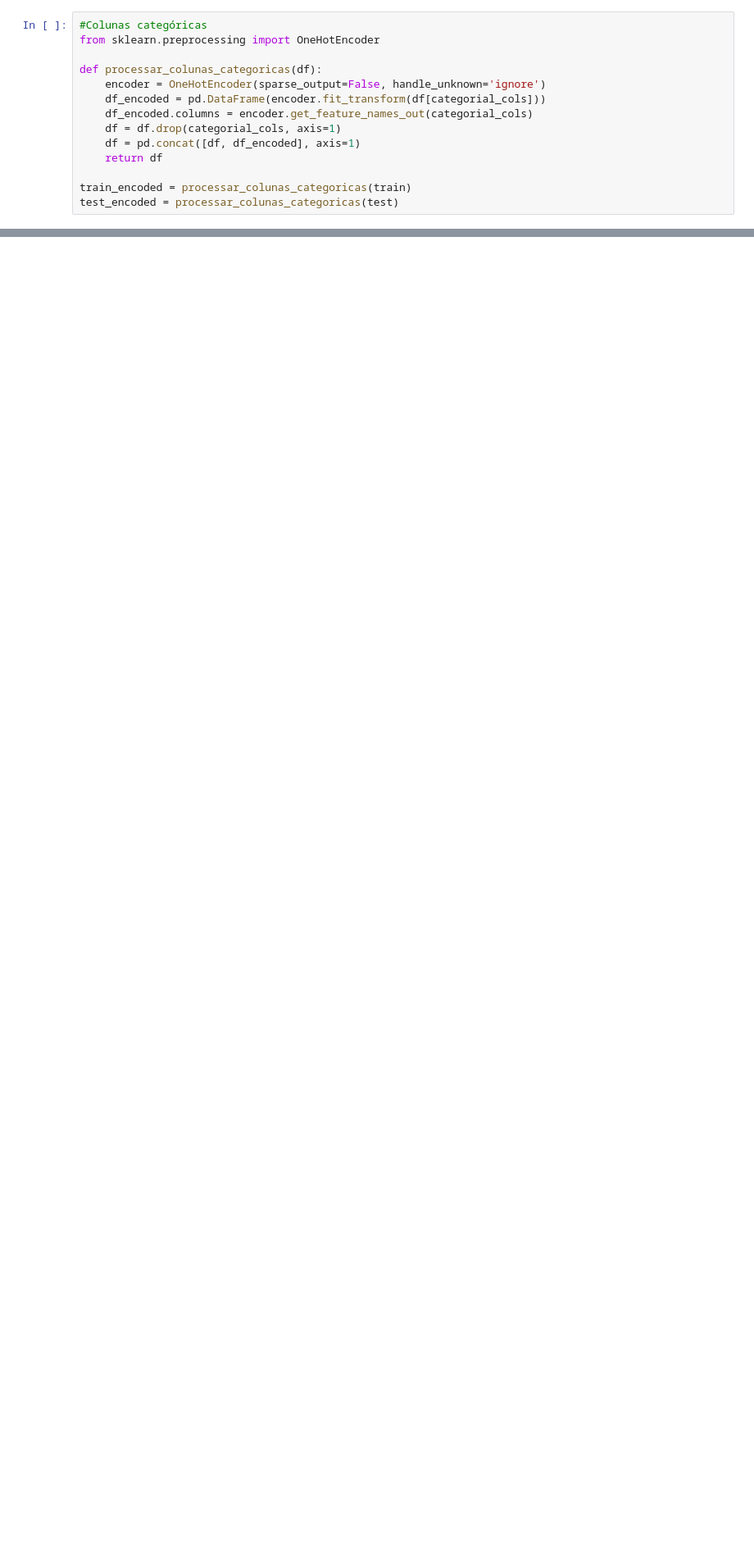
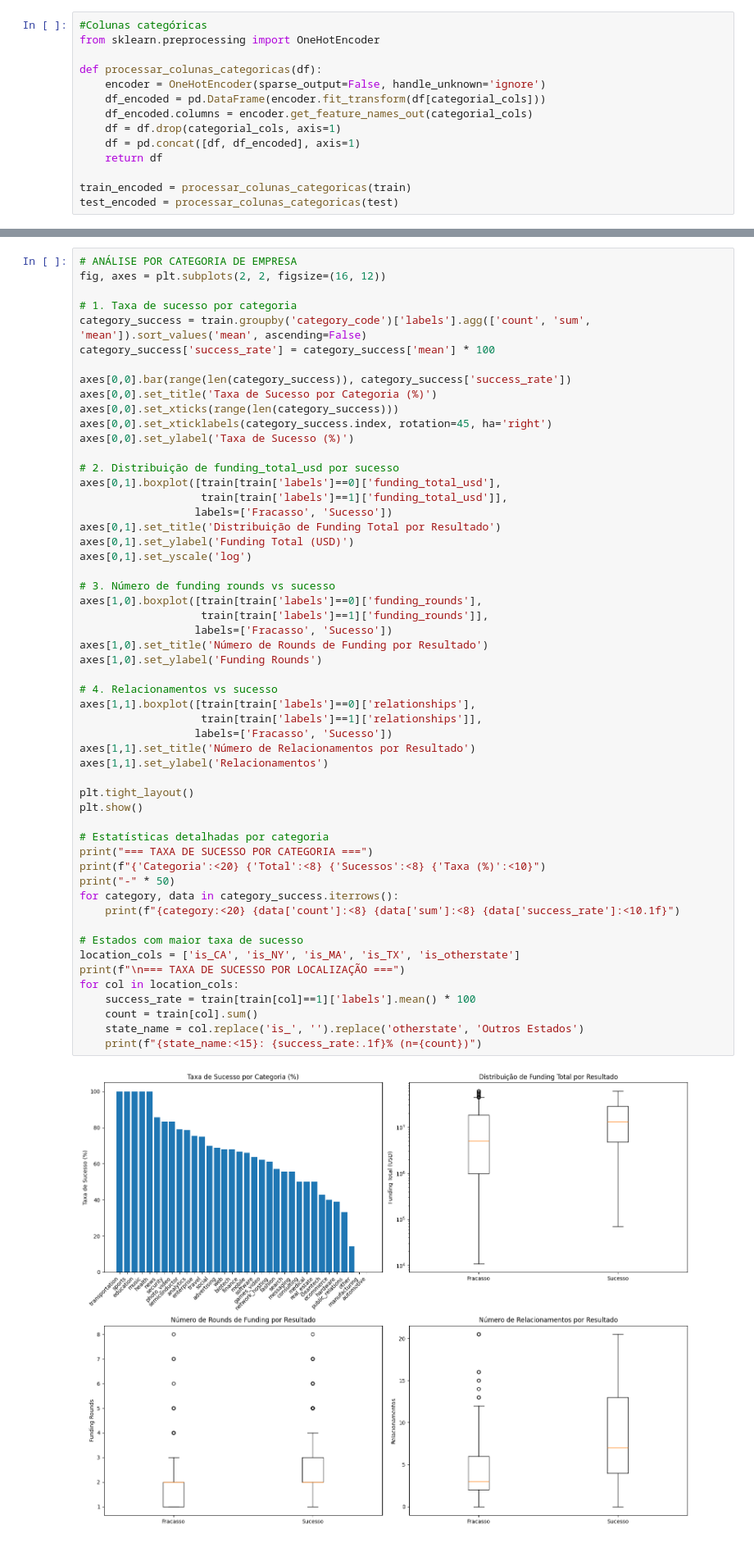
Before and after one commit to ChristianGandra21/kaggle_M3_predict, a Jupyter notebook: modelo2.ipynb, the cells around one changed output, grey strips where cells are left out. Shown at 82% size. Cells and saved outputs as stored; diff of their text form; blank space fills up the shorter version.

```diff
--- a/modelo2.ipynb
+++ b/modelo2.ipynb
@@ -173,0 +315,56 @@ test_encoded = processar_colunas_categoricas(test)
+# %%
+# ANÁLISE POR CATEGORIA DE EMPRESA
+fig, axes = plt.subplots(2, 2, figsize=(16, 12))
+
+# 1. Taxa de sucesso por categoria
+category_success = train.groupby('category_code')['labels'].agg(['count', 'sum', 'mean']).sort_values('mean', ascending=False)
+category_success['success_rate'] = category_success['mean'] * 100
+
+axes[0,0].bar(range(len(category_success)), category_success['success_rate'])
+axes[0,0].set_title('Taxa de Sucesso por Categoria (%)')
+axes[0,0].set_xticks(range(len(category_success)))
+axes[0,0].set_xticklabels(category_success.index, rotation=45, ha='right')
+axes[0,0].set_ylabel('Taxa de Sucesso (%)')
+
+# 2. Distribuição de funding_total_usd por sucesso
+axes[0,1].boxplot([train[train['labels']==0]['funding_total_usd'],
+                   train[train['labels']==1]['funding_total_usd']],
+                  labels=['Fracasso', 'Sucesso'])
+axes[0,1].set_title('Distribuição de Funding Total por Resultado')
+axes[0,1].set_ylabel('Funding Total (USD)')
+axes[0,1].set_yscale('log')
+
+# 3. Número de funding rounds vs sucesso
+axes[1,0].boxplot([train[train['labels']==0]['funding_rounds'],
+                   train[train['labels']==1]['funding_rounds']],
+                  labels=['Fracasso', 'Sucesso'])
+axes[1,0].set_title('Número de Rounds de Funding por Resultado')
+axes[1,0].set_ylabel('Funding Rounds')
+
+# 4. Relacionamentos vs sucesso
+axes[1,1].boxplot([train[train['labels']==0]['relationships'],
+                   train[train['labels']==1]['relationships']],
+                  labels=['Fracasso', 'Sucesso'])
+axes[1,1].set_title('Número de Relacionamentos por Resultado')
+axes[1,1].set_ylabel('Relacionamentos')
+
+plt.tight_layout()
+plt.show()
+
+# Estatísticas detalhadas por categoria
+print("=== TAXA DE SUCESSO POR CATEGORIA ===")
+print(f"{'Categoria':<20} {'Total':<8} {'Sucessos':<8} {'Taxa (%)':<10}")
+print("-" * 50)
+for category, data in category_success.iterrows():
+    print(f"{category:<20} {data['count']:<8} {data['sum']:<8} {data['success_rate']:<10.1f}")
+
+# Estados com maior taxa de sucesso
+location_cols = ['is_CA', 'is_NY', 'is_MA', 'is_TX', 'is_otherstate']
+print(f"\n=== TAXA DE SUCESSO POR LOCALIZAÇÃO ===")
+for col in location_cols:
+    success_rate = train[train[col]==1]['labels'].mean() * 100
+    count = train[col].sum()
+    state_name = col.replace('is_', '').replace('otherstate', 'Outros Estados')
+    print(f"{state_name:<15}: {success_rate:.1f}% (n={count})")
+# %% [output]
+[figure, added]
```
Also changed, not shown: parts of 26 cells of this notebook, 1 other file.
